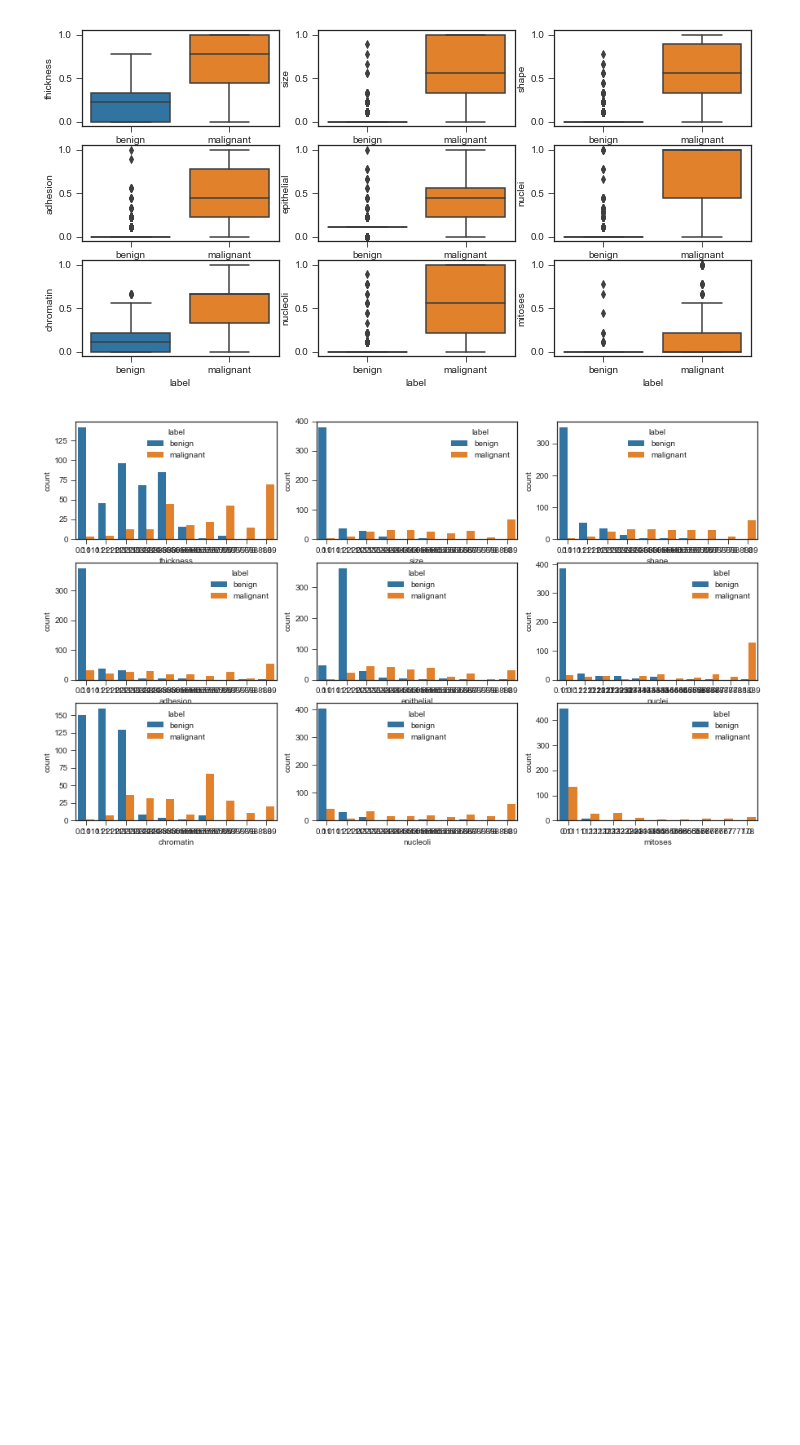
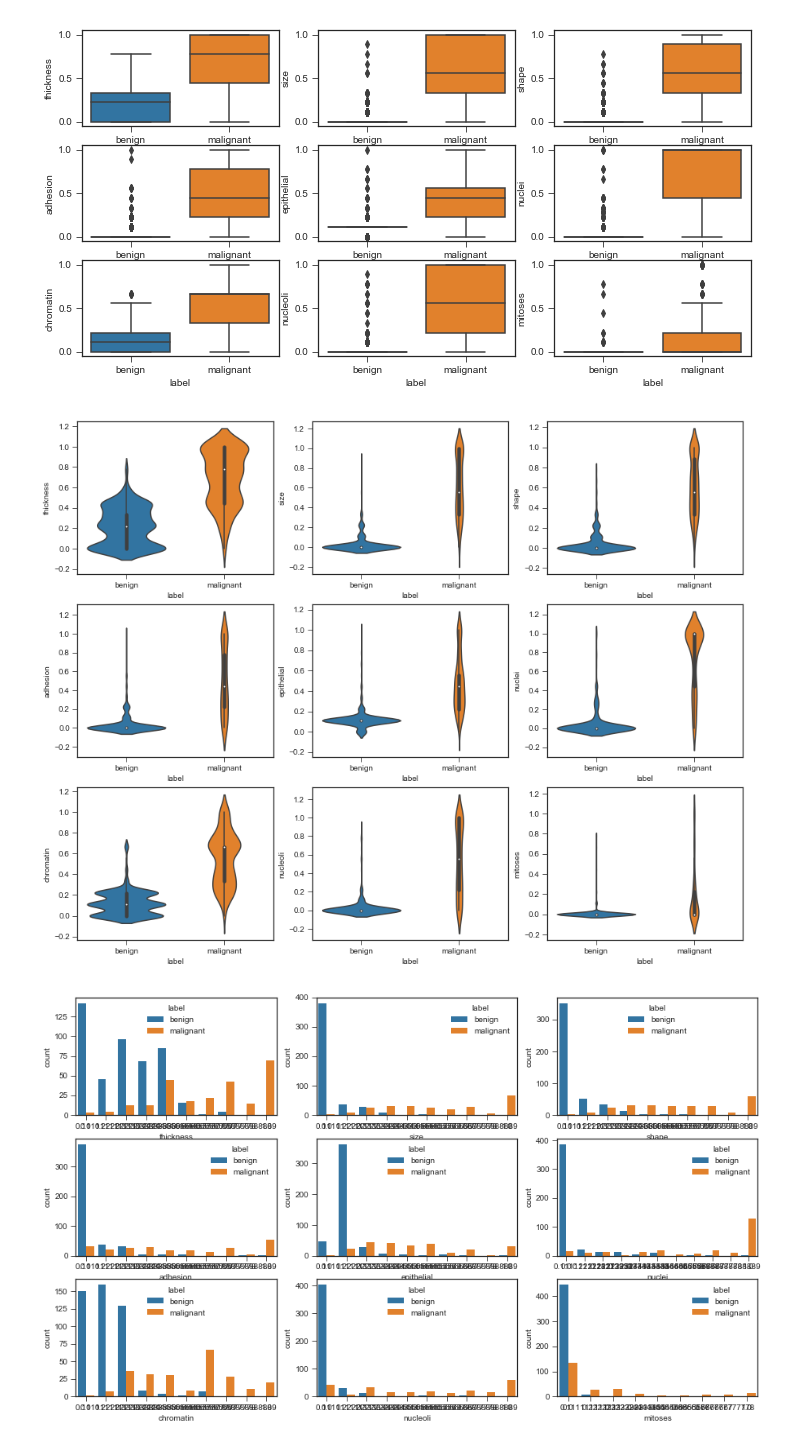
Before and after one commit to Dien0426/Breast_Cancer, a Jupyter notebook: Breast_cancer_visualize_model.ipynb, the cells around one changed output. Saved outputs shown, nothing was run; the diff lists cells and outputs as text; code cells hidden in the pictures; blank space fills up the shorter version.

```diff
--- a/Breast_cancer_visualize_model.ipynb
+++ b/Breast_cancer_visualize_model.ipynb
@@ -141,5 +150,14 @@ for i, t in enumerate(norm_list):
 # %% [output]
 [figure]
+# %%
+# try with violin plots:
+fig,axes = plt.subplots(3,3, figsize = (15,12))
+for i, t in enumerate(norm_list):
+    sns.violinplot(y =t, x = "label", data= df, ax = axes[i//3, i%3])
+
+fig.savefig("violin_numerical.pdf")
+# %% [output]
+[figure, added]
 # %%
 # The histogram plots for ALL numerical columns
 fig,axes = plt.subplots(3,3, figsize = (15,9))
```
Also changed, not shown: parts of 18 cells of this notebook, 2 other files.
